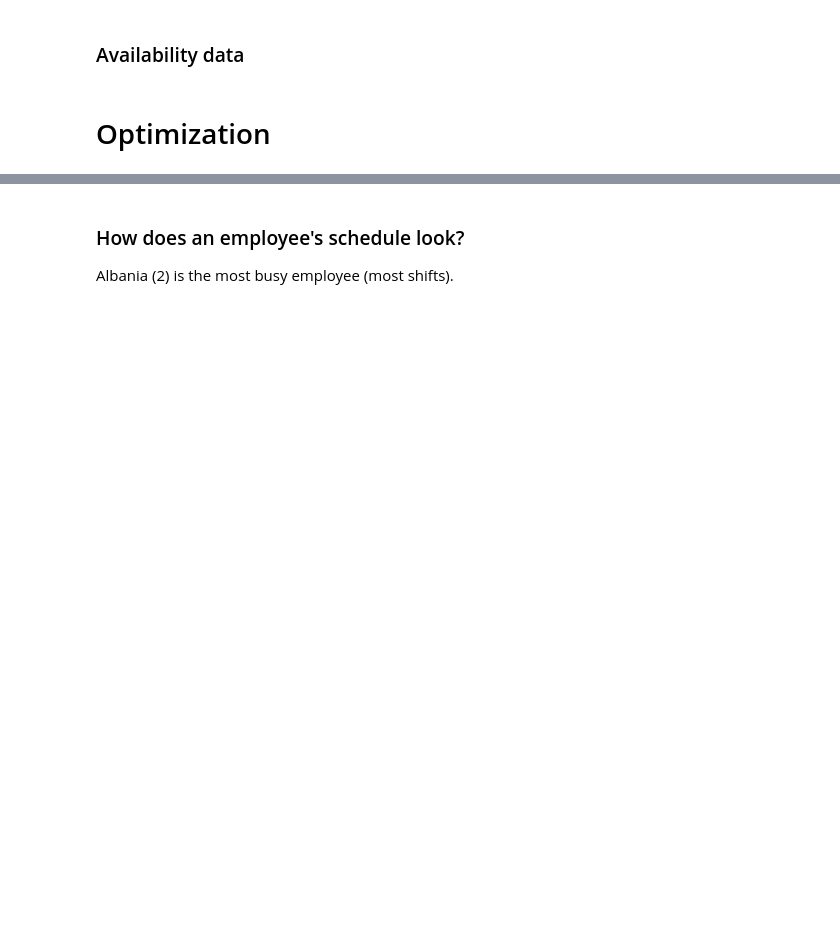
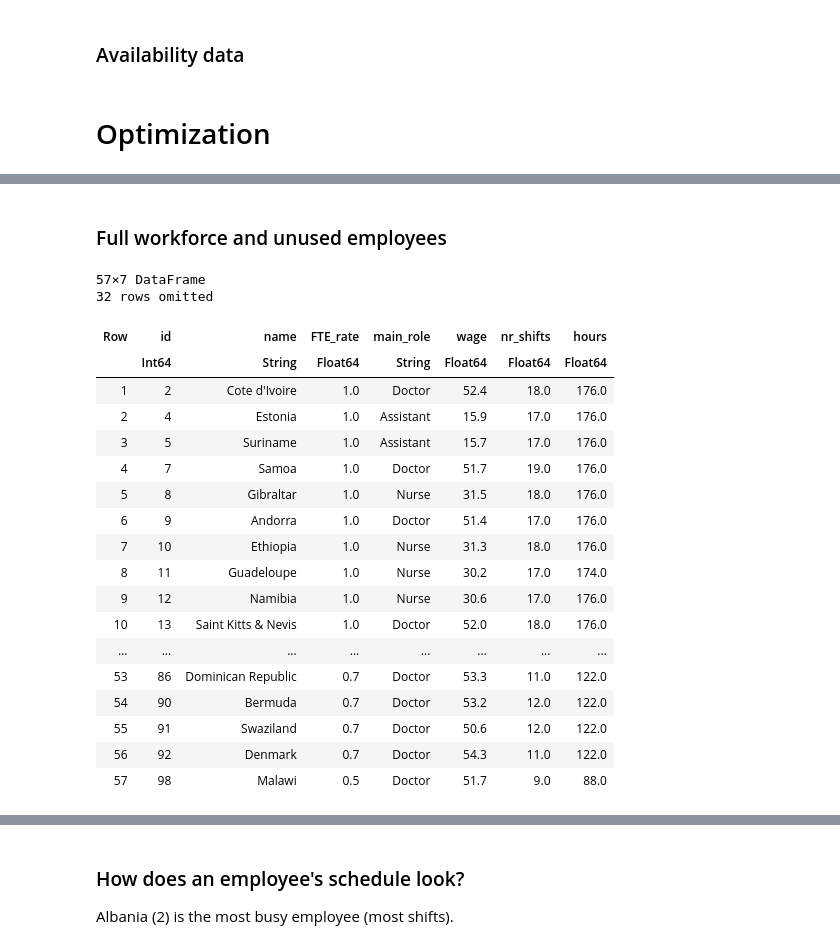
Before and after one commit to pudderludde/6.7200-final-project, a Jupyter notebook: Hospital2.ipynb, the cells around one changed output, grey strips where cells are left out. Drawn from its saved outputs; the diff is of its cells as text; code cells hidden in the pictures; blank space fills up the shorter version.

```diff
--- a/Hospital2.ipynb
+++ b/Hospital2.ipynb
@@ -230 +236,26 @@ employees
+# %% [markdown]
+### Full workforce and unused employees
+# %%
+employees[employees.hours .> 0, :]
+# %% [output]
+57×7 DataFrame
+32 rows omitted
+| Row | id | name | FTE_rate | main_role | wage | nr_shifts | hours |
+|  | Int64 | String | Float64 | String | Float64 | Float64 | Float64 |
+| 1 | 2 | Cote d'Ivoire | 1.0 | Doctor | 52.4 | 18.0 | 176.0 |
+| 2 | 4 | Estonia | 1.0 | Assistant | 15.9 | 17.0 | 176.0 |
+| 3 | 5 | Suriname | 1.0 | Assistant | 15.7 | 17.0 | 176.0 |
+| 4 | 7 | Samoa | 1.0 | Doctor | 51.7 | 19.0 | 176.0 |
+| 5 | 8 | Gibraltar | 1.0 | Nurse | 31.5 | 18.0 | 176.0 |
+| 6 | 9 | Andorra | 1.0 | Doctor | 51.4 | 17.0 | 176.0 |
+| 7 | 10 | Ethiopia | 1.0 | Nurse | 31.3 | 18.0 | 176.0 |
+| 8 | 11 | Guadeloupe | 1.0 | Nurse | 30.2 | 17.0 | 174.0 |
+| 9 | 12 | Namibia | 1.0 | Nurse | 30.6 | 17.0 | 176.0 |
+| 10 | 13 | Saint Kitts & Nevis | 1.0 | Doctor | 52.0 | 18.0 | 176.0 |
+| ... | ... | ... | ... | ... | ... | ... | ... |
+| 53 | 86 | Dominican Republic | 0.7 | Doctor | 53.3 | 11.0 | 122.0 |
+| 54 | 90 | Bermuda | 0.7 | Doctor | 53.2 | 12.0 | 122.0 |
+| 55 | 91 | Swaziland | 0.7 | Doctor | 50.6 | 12.0 | 122.0 |
+| 56 | 92 | Denmark | 0.7 | Doctor | 54.3 | 11.0 | 122.0 |
+| 57 | 98 | Malawi | 0.5 | Doctor | 51.7 | 9.0 | 88.0 |
 # %%
```
Also changed, not shown: parts of 16 cells of this notebook.
